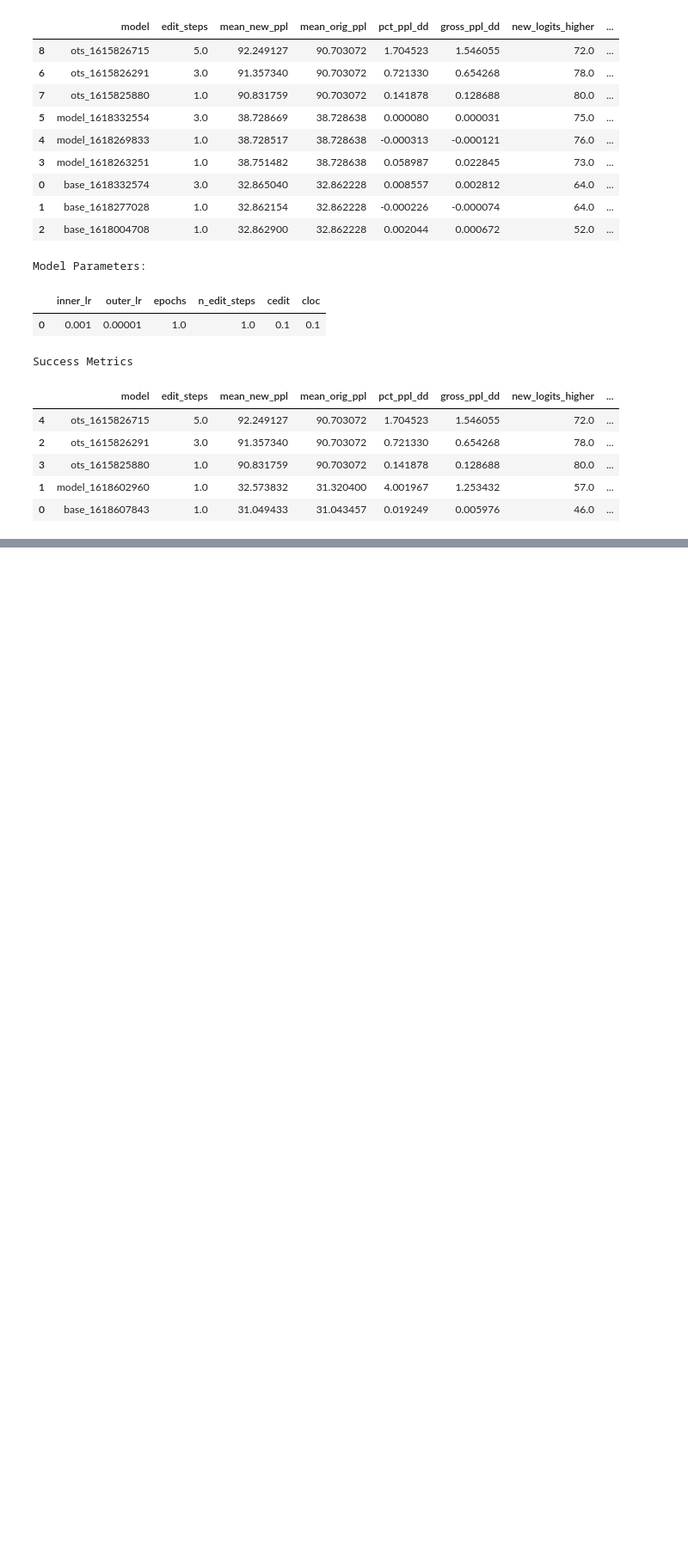
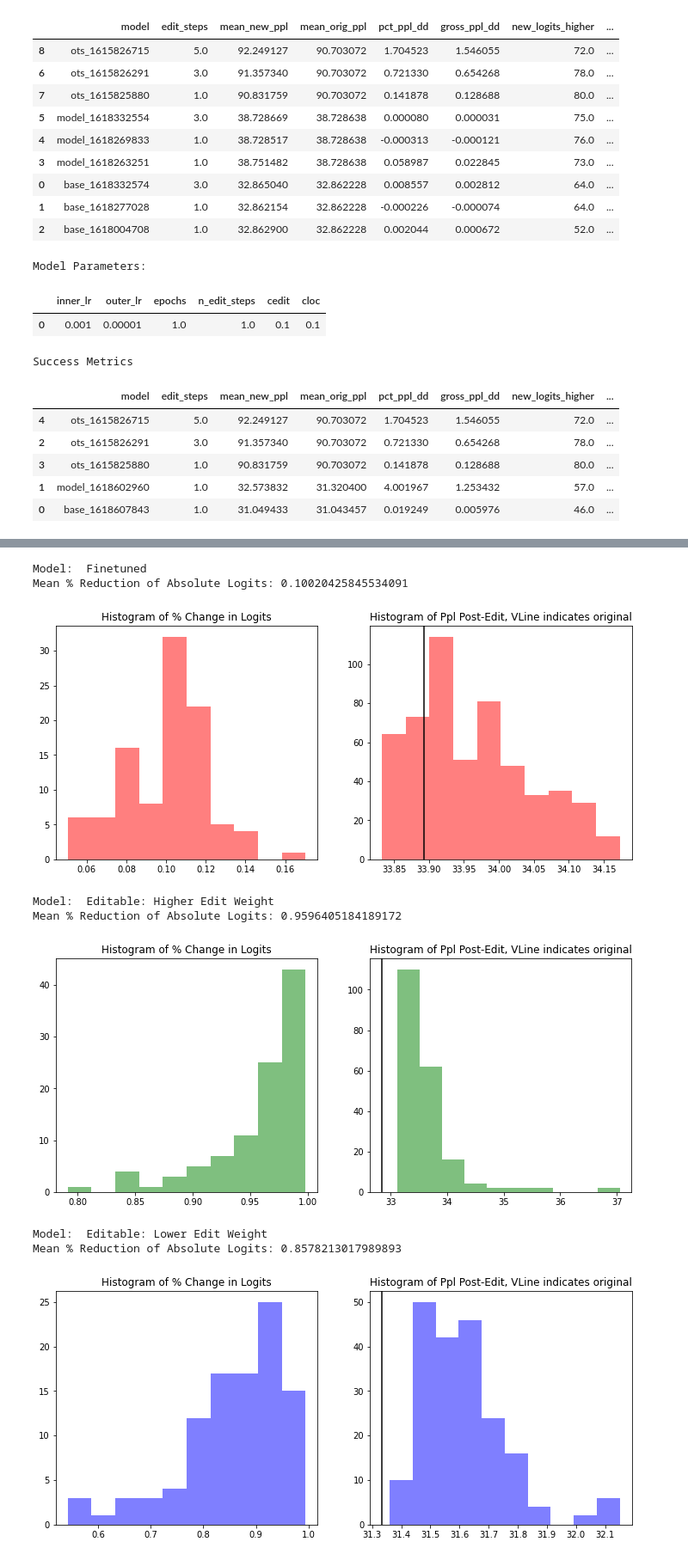
Before and after one commit to spencerbraun/editable_nlp, a Jupyter notebook: eval/Model_Comparisons.ipynb, the cells around one changed output, grey strips where cells are left out. Shown: that part at 86% size. Saved outputs shown, nothing was run; the diff lists cells and outputs as text; code cells hidden in the pictures; blank space fills up the shorter version.

```diff
--- a/eval/Model_Comparisons.ipynb
+++ b/eval/Model_Comparisons.ipynb
@@ -538,0 +627,15 @@ Success Metrics
+# %%
+def logit_success(model):
+    model['max_step'] = model.groupby(['train_step'])['edit_step'].transform(max)
+    model['step_type'] = model.apply(lambda x: 'initial' if x.edit_step == 0 else 'final' if x.max_step == x.edit_step else 'intermediate', axis=1)
+    logit_compare = (
+        model
+        .query('edit_step == 0 | edit_step == max_step')
+        .groupby(["train_step","step_type"])['logits'].sum()
+        .unstack()
+        .reset_index(drop=True)
+    )
+
+    logit_change = ((logit_compare.initial - logit_compare.final) / logit_compare.initial)
+
+    return logit_change
@@ -538,0 +716,35 @@ Success Metrics
+# %%
+%matplotlib inline
+colors = ['red', 'green', 'blue']
+model_dict = {
+    'Finetuned': ft,
+    'Editable: Higher Edit Weight': model_478,
+    'Editable: Lower Edit Weight': model_292,
+
+
+}
+for idx, (model_name, model) in  enumerate(model_dict.items()):
+    print("Model: ", model_name)
+    logit_change = logit_success(model)
+
+    print(f"Mean % Reduction of Absolute Logits: {logit_change.mean()}")
+    fig, ax = plt.subplots(1,2, figsize=(12,5))
+    ax[0].hist(logit_change, color=colors[idx], alpha=0.5)
+    ax[0].set_title("Histogram of % Change in Logits")
+
+    ax[1].axvline(model.orig_ppl[0], color='black')
+    ax[1].hist(model.new_ppl, alpha=0.5, color=colors[idx])
+    ax[1].set_title("Histogram of Ppl Post-Edit, VLine indicates original")
+    plt.show()
+
+    print("\n\n")
+# %% [output]
+Model:  Finetuned
+Mean % Reduction of Absolute Logits: 0.10020425845534091
+[figure, added]
+Model:  Editable: Higher Edit Weight
+Mean % Reduction of Absolute Logits: 0.9596405184189172
+[figure, added]
+Model:  Editable: Lower Edit Weight
+Mean % Reduction of Absolute Logits: 0.8578213017989893
+[figure, added]
```
Also changed, not shown: parts of 17 cells of this notebook, 14 other files.
